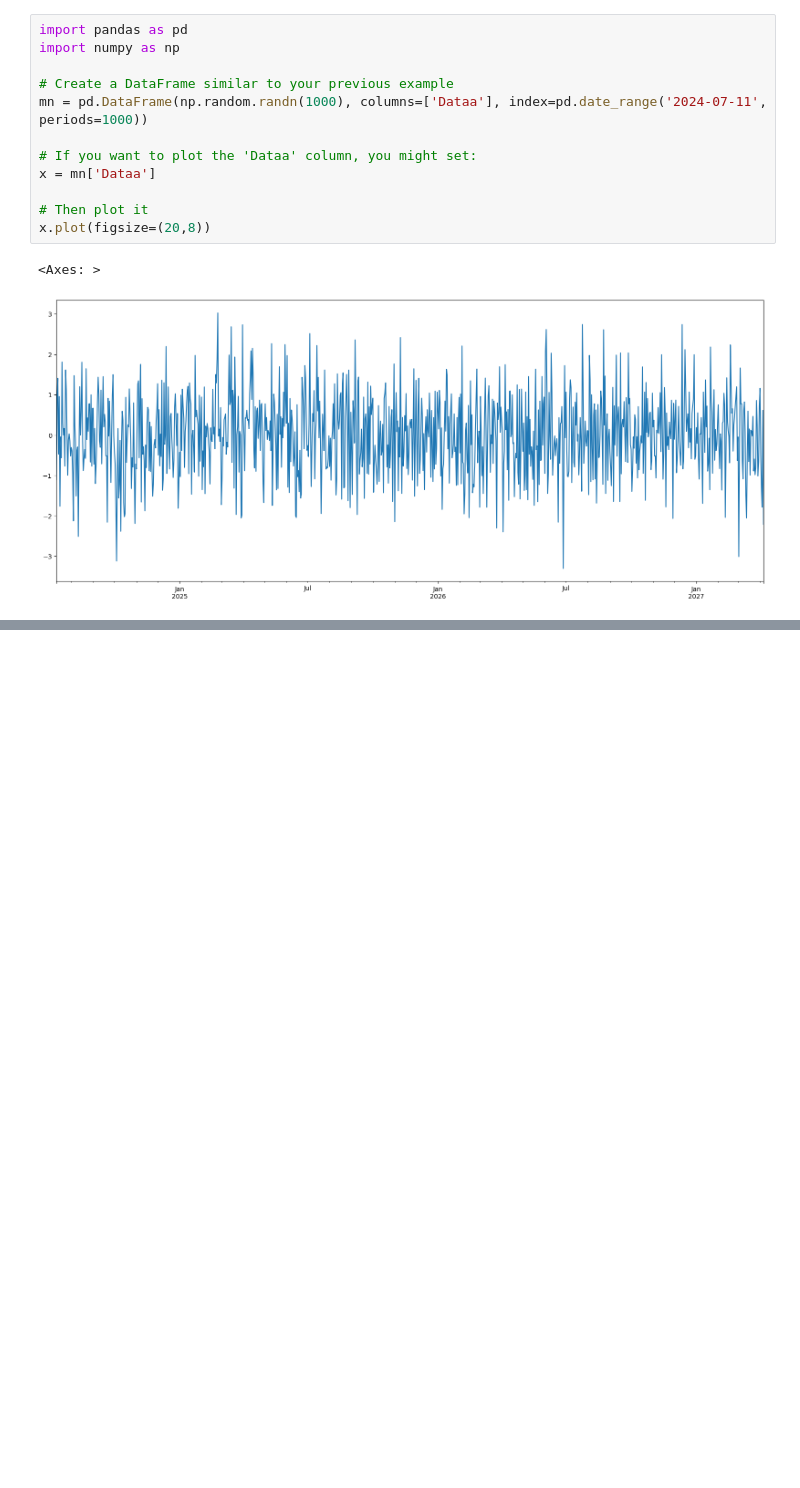
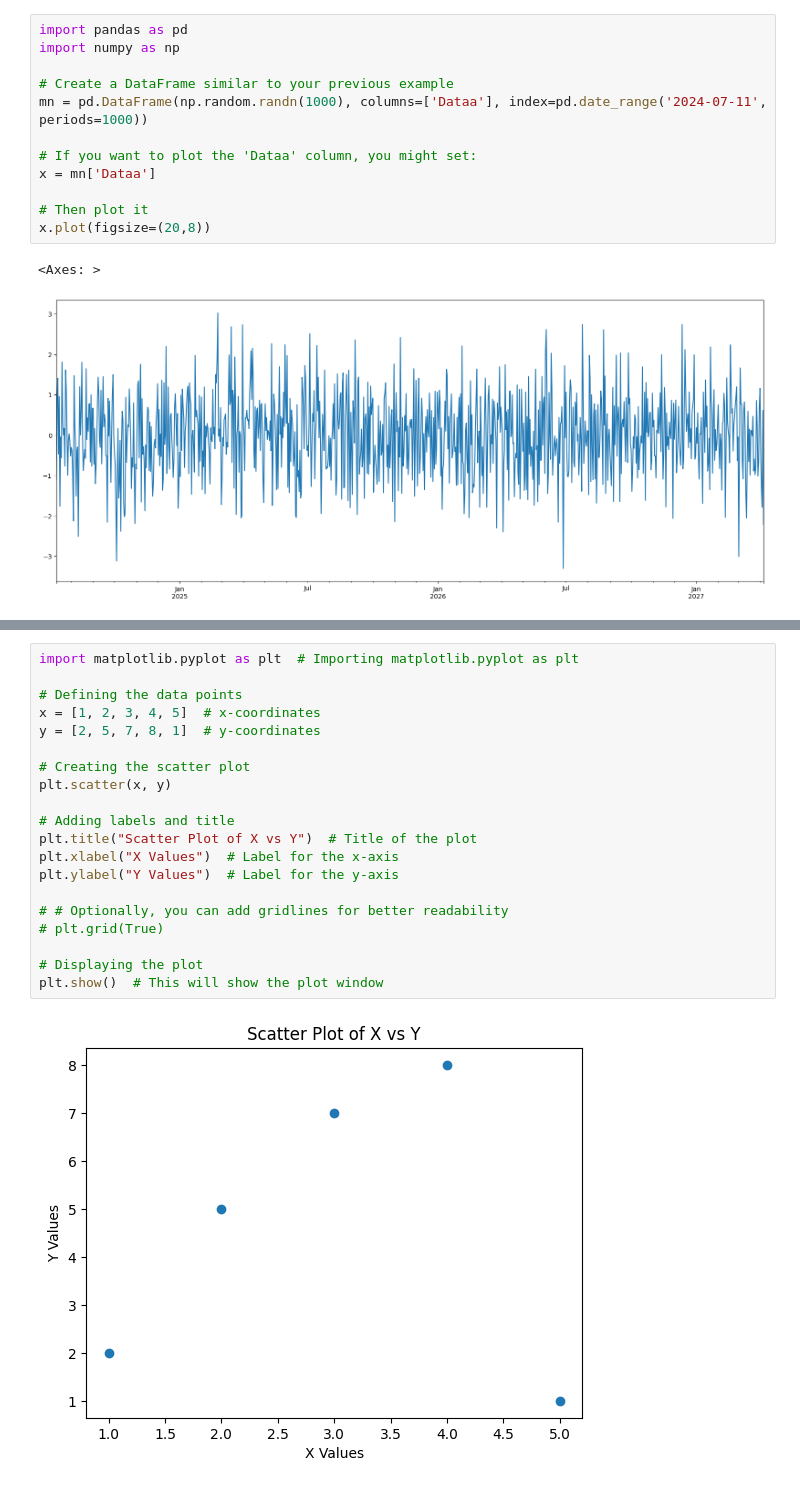
Before and after one commit to MuthuswamyNadar/Python-DSA, a Jupyter notebook: Practise Python/Module 7 (data-toolKit)/Matplotlib.ipynb, the cells around one changed output, grey strips where cells are left out. Saved outputs shown, nothing was run; the diff lists cells and outputs as text; blank space fills up the shorter version.

```diff
--- a/Practise Python/Module 7 (data-toolKit)/Matplotlib.ipynb
+++ b/Practise Python/Module 7 (data-toolKit)/Matplotlib.ipynb
@@ -74,0 +89,22 @@ t.plot(figsize=(10,8))
+# %%
+import matplotlib.pyplot as plt  # Importing matplotlib.pyplot as plt
+
+# Defining the data points
+x = [1, 2, 3, 4, 5]  # x-coordinates
+y = [2, 5, 7, 8, 1]  # y-coordinates
+
+# Creating the scatter plot
+plt.scatter(x, y)
+
+# Adding labels and title
+plt.title("Scatter Plot of X vs Y")  # Title of the plot
+plt.xlabel("X Values")  # Label for the x-axis
+plt.ylabel("Y Values")  # Label for the y-axis
+
+# # Optionally, you can add gridlines for better readability
+# plt.grid(True)
+
+# Displaying the plot
+plt.show()  # This will show the plot window
+# %% [output]
+[figure, added]
```
Also changed, not shown: parts of 6 cells of this notebook.
